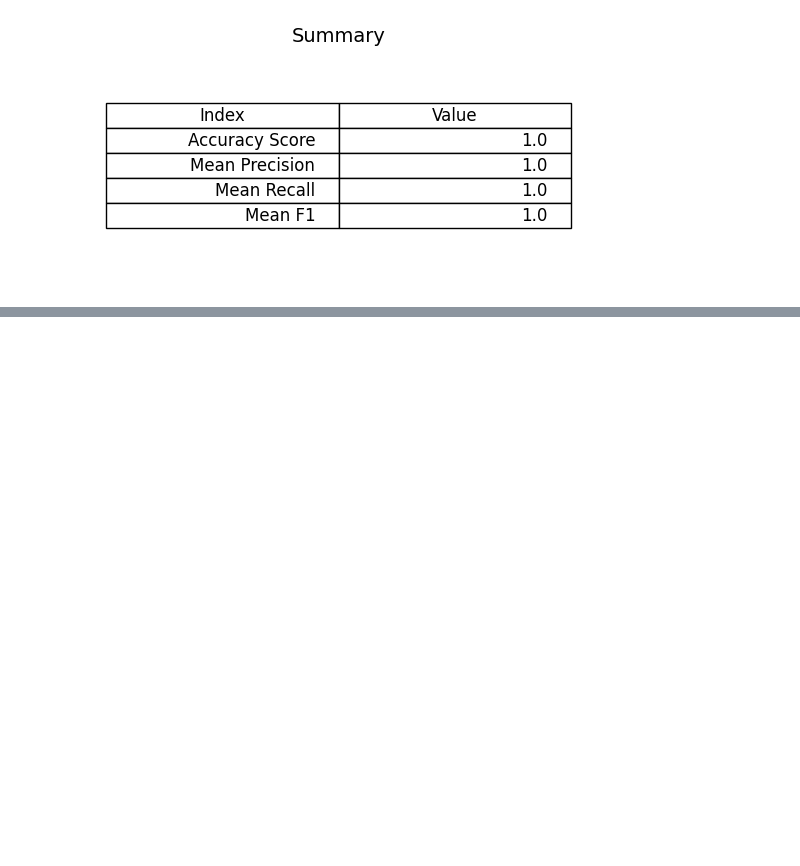
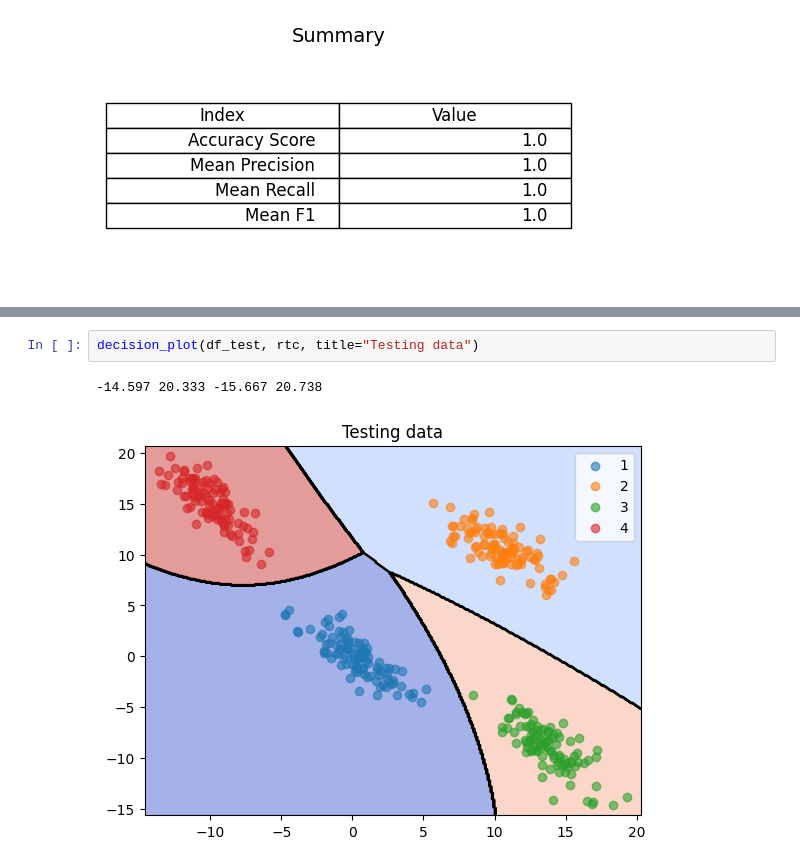
Before and after one commit to amankushwaha25/CS401-IML-Assignment, a Jupyter notebook: LinearSeparable.ipynb, the cells around one changed output, grey strips where cells are left out. Cells and saved outputs as stored; diff of their text form; blank space fills up the shorter version.

```diff
--- a/LinearSeparable.ipynb
+++ b/LinearSeparable.ipynb
@@ -349,0 +394,5 @@ plot_mean_matrix(df_test, y_pred)
+# %%
+decision_plot(df_test, rtc, title="Testing data")
+# %% [output]
+-14.597 20.333 -15.667 20.738
+[figure, added]
```
Also changed, not shown: parts of 8 cells of this notebook, 2 other files.
